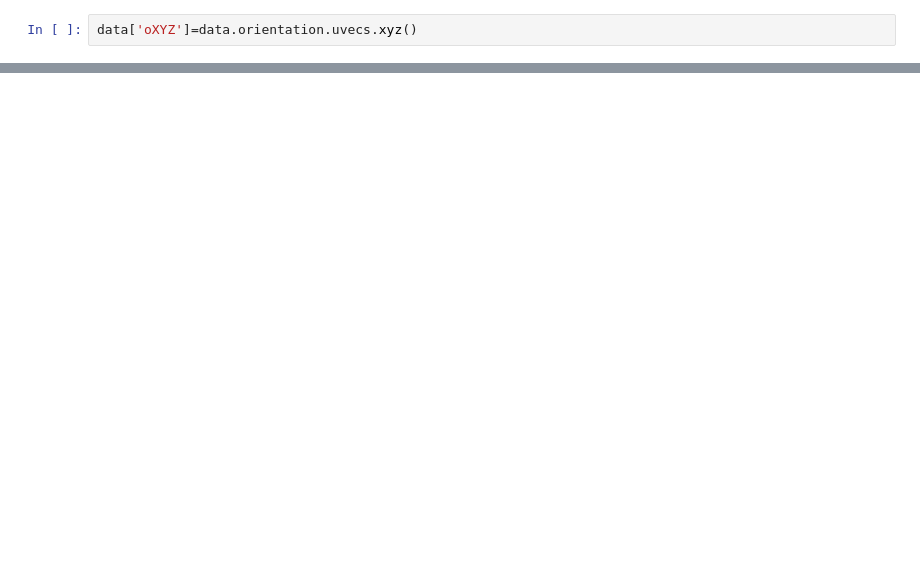
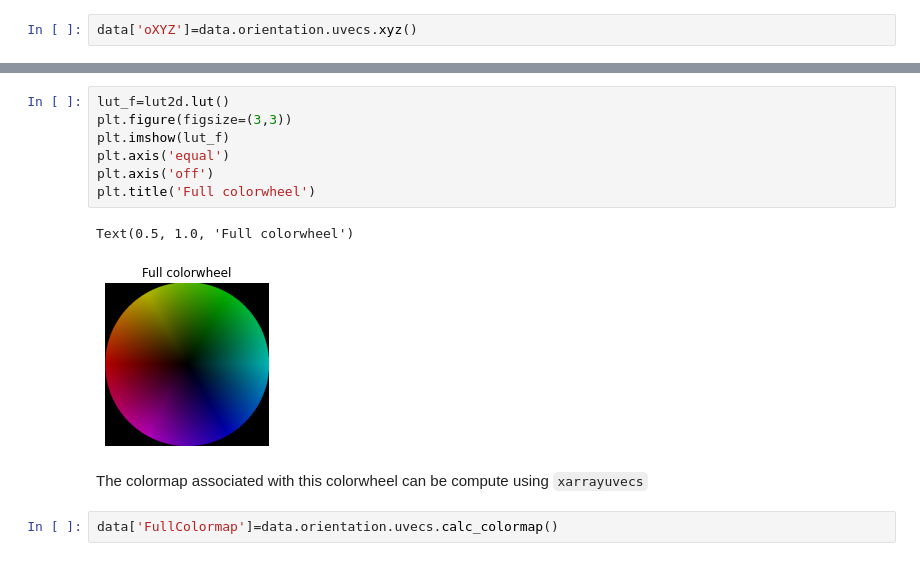
Before and after one commit to ThomasChauve/AITA-book, a Jupyter notebook: docs/The_dataArray_structure.ipynb, the cells around one changed output, grey strips where cells are left out. Drawn from its saved outputs; the diff is of its cells as text; blank space fills up the shorter version.

```diff
--- a/docs/The_dataArray_structure.ipynb
+++ b/docs/The_dataArray_structure.ipynb
@@ -42,0 +137,14 @@ Text(0.5, 1.0, 'Z')
+# %%
+lut_f=lut2d.lut()
+plt.figure(figsize=(3,3))
+plt.imshow(lut_f)
+plt.axis('equal')
+plt.axis('off')
+plt.title('Full colorwheel')
+# %% [output]
+Text(0.5, 1.0, 'Full colorwheel')
+[figure, added]
+# %% [markdown]
+The colormap associated with this colorwheel can be compute using `xarrayuvecs`
+# %%
+data['FullColormap']=data.orientation.uvecs.calc_colormap()
```
Also changed, not shown: parts of 26 cells of this notebook, 7 other files.
